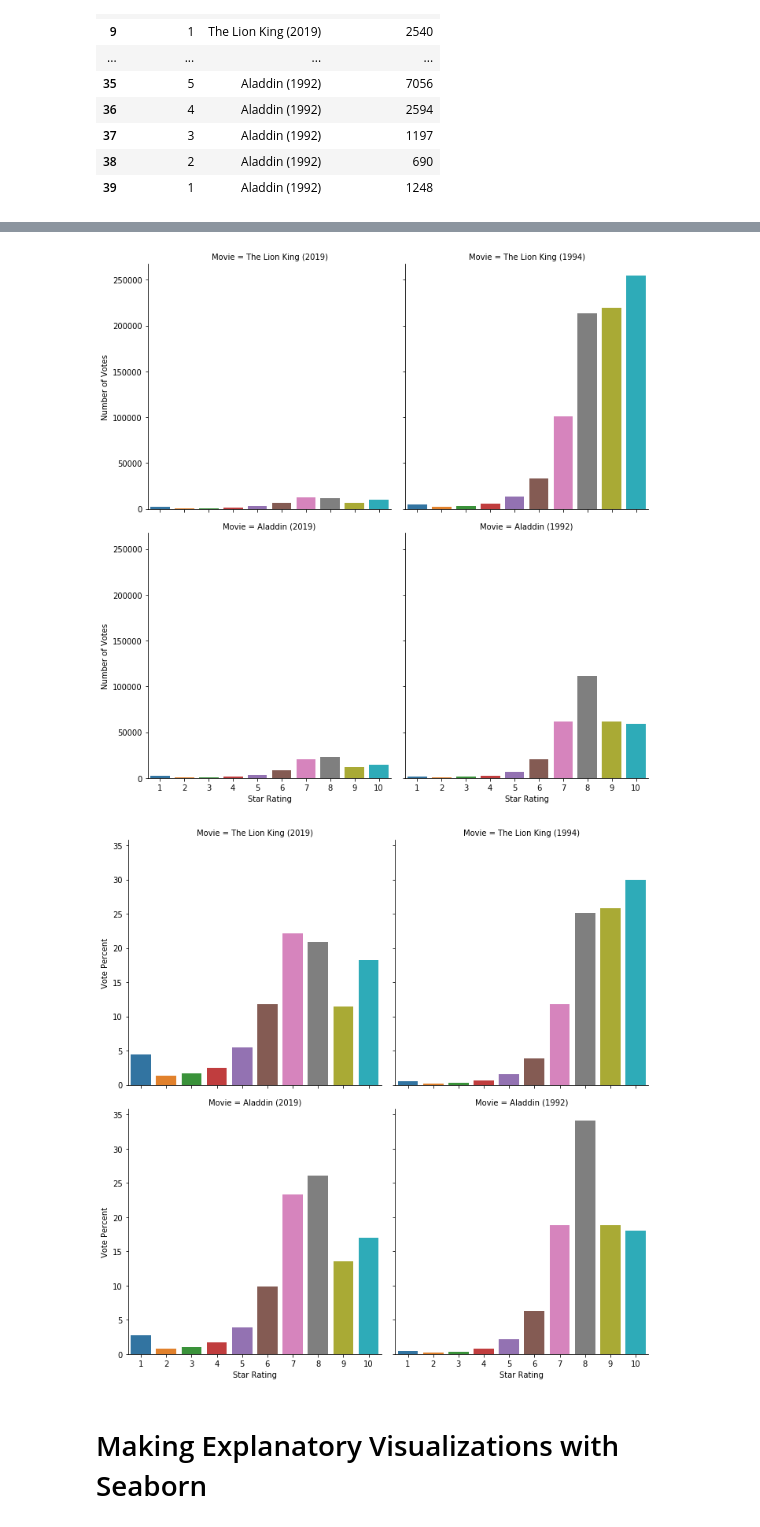
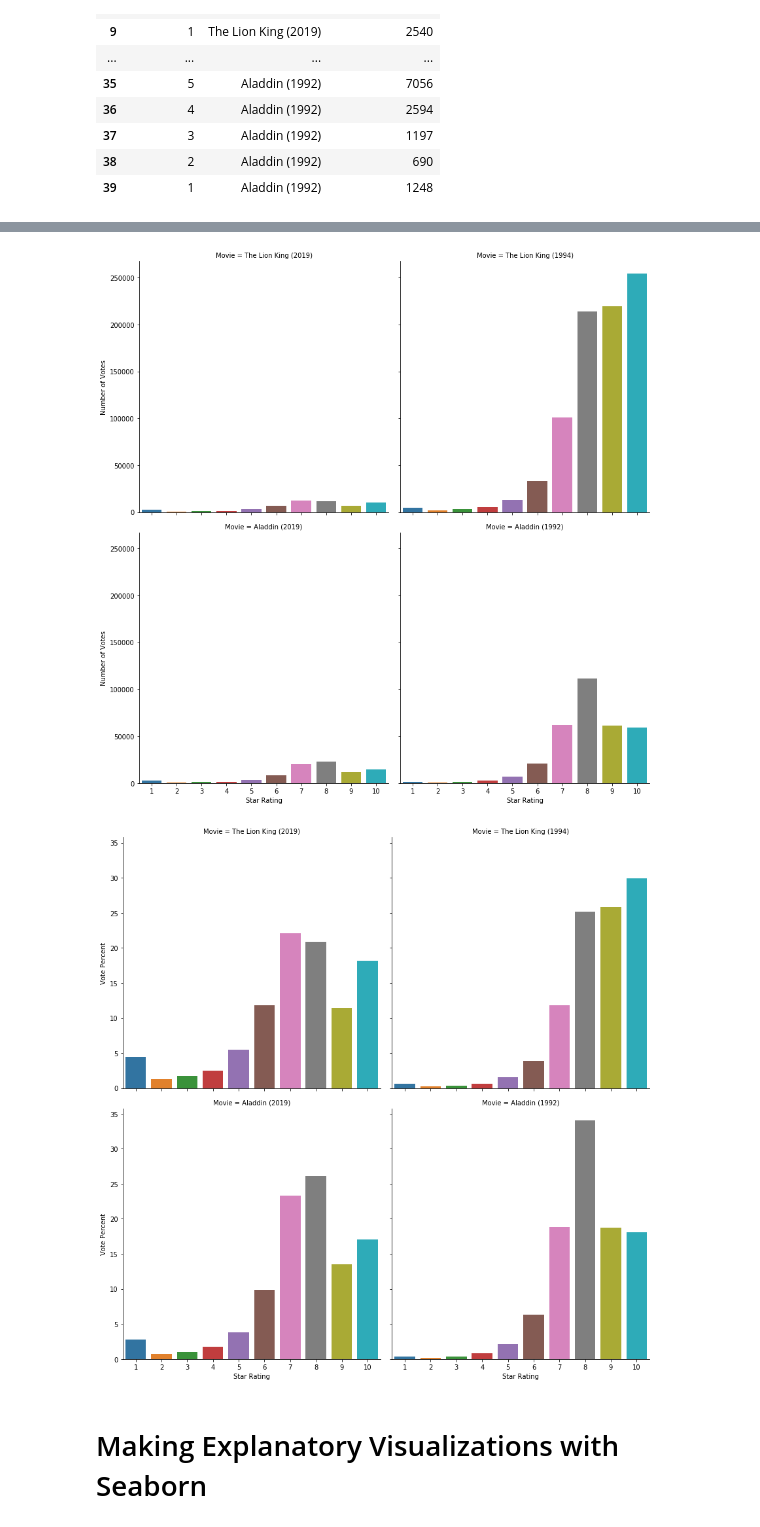
Before and after one commit to alastra32/DS-Unit-1-Sprint-2-Data-Wrangling-and-Storytelling, a Jupyter notebook: module3-make-explanatory-visualizations/LS_DS_123_Make_Explanatory_Visualizations.ipynb, the cells around one changed output, grey strips where cells are left out. Drawn from its saved outputs; the diff is of its cells as text; code cells hidden in the pictures.

```diff
--- a/module3-make-explanatory-visualizations/LS_DS_123_Make_Explanatory_Visualizations.ipynb
+++ b/module3-make-explanatory-visualizations/LS_DS_123_Make_Explanatory_Visualizations.ipynb
@@ -412,13 +412,13 @@ memory usage: 1.0+ KB
 # %%
 import seaborn as sns
 
-sns.catplot(x='Star Rating', y='Number of Votes', col='Movie',data=df_tidy, kind='bar', col_wrap=2);
+sns.catplot(x='Star Rating', y='Number of Votes', col='Movie',data=df_tidy, kind='bar', col_wrap=2, height=6);
 # %% [output]
-[figure, old version]
+[figure, new version]
 # %%
-sns.catplot(x='Star Rating', y='Vote Percent', col='Movie',data=df_tidy, kind='bar', col_wrap=2);
+sns.catplot(x='Star Rating', y='Vote Percent', col='Movie',data=df_tidy, kind='bar', col_wrap=2,height=6);
 # %% [output]
-[figure, old version]
+[figure, new version]
 # %% [markdown]
 # Making Explanatory Visualizations with Seaborn
 # %% [markdown]
```
Also changed, not shown: parts of 8 cells of this notebook.
